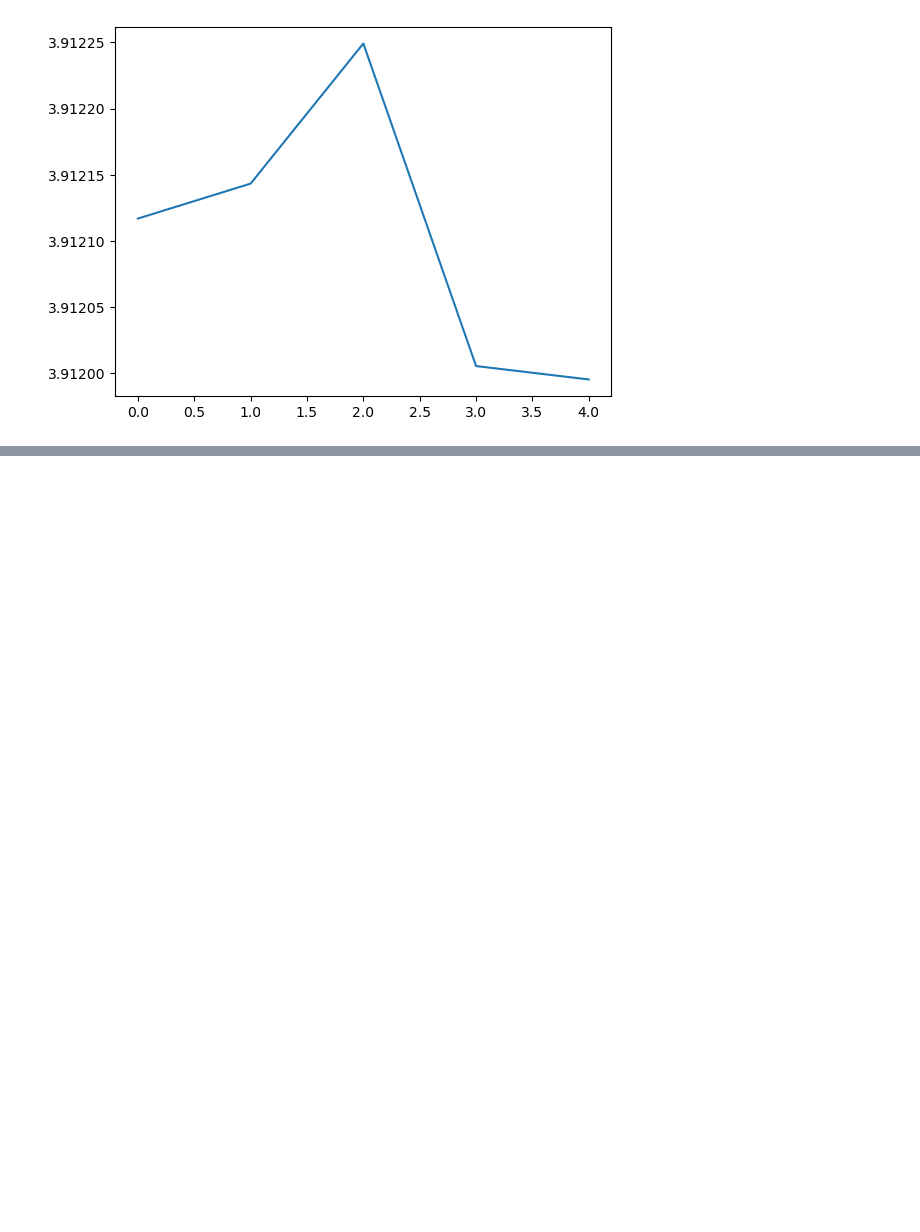
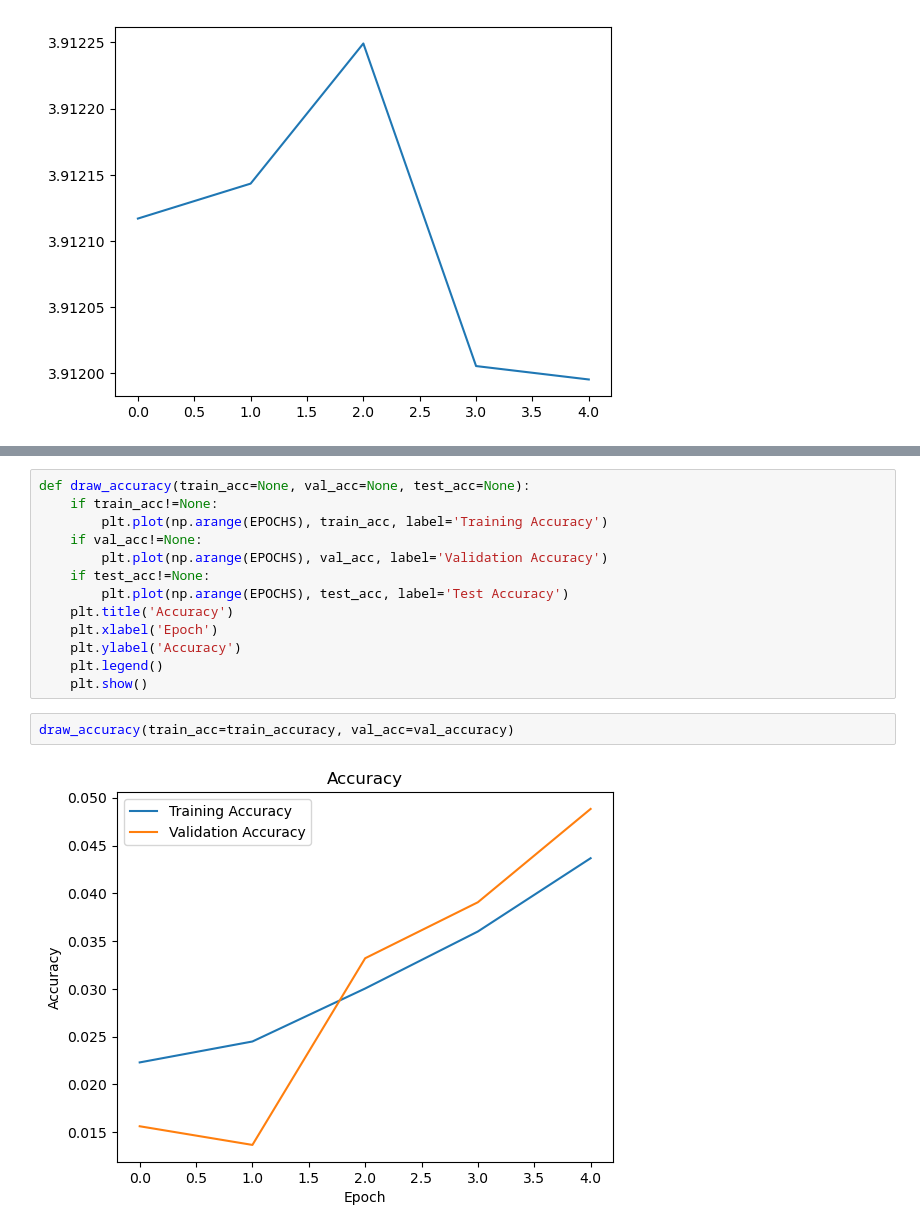
Before and after one commit to butterfly2012010/DeepLearning_HW2, a Jupyter notebook: lenet5_from_scratch.ipynb, the cells around one changed output, grey strips where cells are left out. Cells and saved outputs as stored; diff of their text form; blank space fills up the shorter version.

```diff
--- a/lenet5_from_scratch.ipynb
+++ b/lenet5_from_scratch.ipynb
@@ -803,3 +825,20 @@ draw_losses(val_losses)
+# %%
+def draw_accuracy(train_acc=None, val_acc=None, test_acc=None):
+    if train_acc!=None:
+        plt.plot(np.arange(EPOCHS), train_acc, label='Training Accuracy')
+    if val_acc!=None:
+        plt.plot(np.arange(EPOCHS), val_acc, label='Validation Accuracy')
+    if test_acc!=None:
+        plt.plot(np.arange(EPOCHS), test_acc, label='Test Accuracy')
+    plt.title('Accuracy')
+    plt.xlabel('Epoch')
+    plt.ylabel('Accuracy')
+    plt.legend()
+    plt.show()
+# %%
+draw_accuracy(train_acc=train_accuracy, val_acc=val_accuracy)
+# %% [output]
+[figure, added]
 # %%
 # TRAIN SET ACC
 Y_pred = model.forward(X_train)
```
Also changed, not shown: parts of 12 cells of this notebook, 12 other files.
